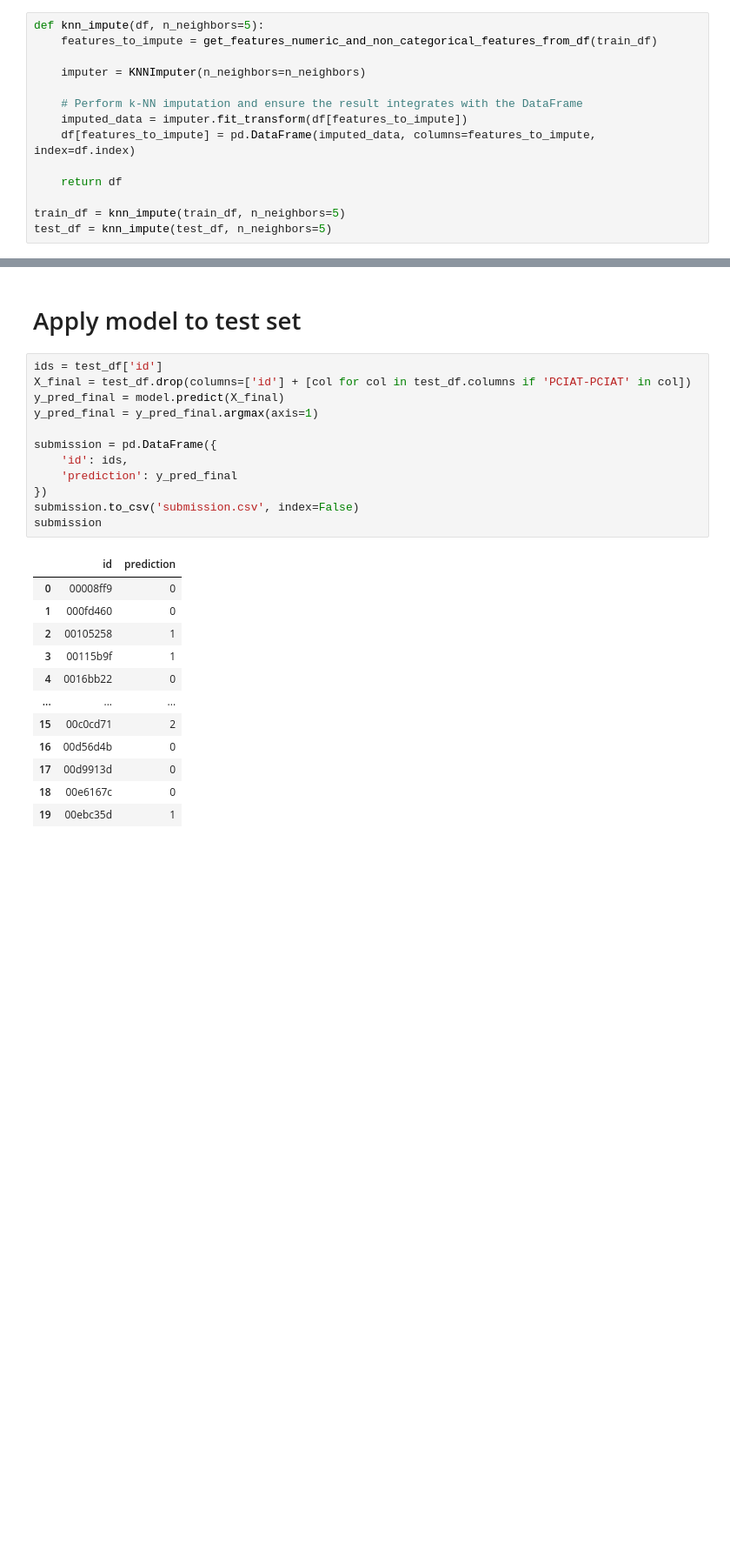
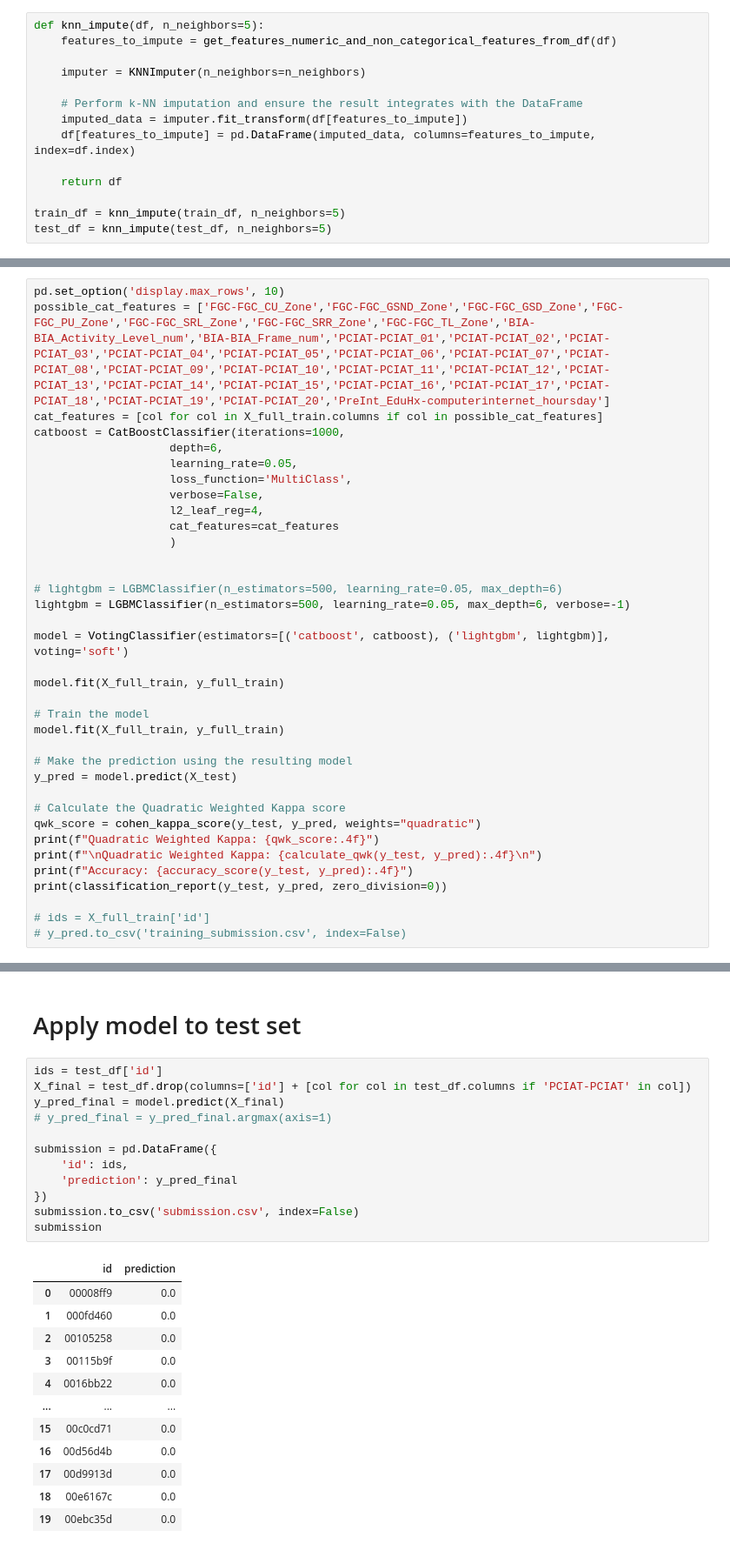
Before and after one commit to crmueller100/child-mind-institute-problematic-internet-use, a Jupyter notebook: predict_severity_impairment_index.ipynb, the cells around one changed output, grey strips where cells are left out. Shown at 87% size. Cells and saved outputs as stored; diff of their text form; blank space fills up the shorter version.

```diff
--- a/predict_severity_impairment_index.ipynb
+++ b/predict_severity_impairment_index.ipynb
@@ -735,7 +673,7 @@ Name: count, Length: 55, dtype: int64
 ### Use k-NN to Impute Missing Numeric, Non-categorical Data
 # %%
 def knn_impute(df, n_neighbors=5):
-    features_to_impute = get_features_numeric_and_non_categorical_features_from_df(train_df)
+    features_to_impute = get_features_numeric_and_non_categorical_features_from_df(df)
 
     imputer = KNNImputer(n_neighbors=n_neighbors)
 
@@ -876,0 +816,36 @@ Quadratic Weighted Kappa: 0.3307
+# %%
+pd.set_option('display.max_rows', 10)
+possible_cat_features = ['FGC-FGC_CU_Zone','FGC-FGC_GSND_Zone','FGC-FGC_GSD_Zone','FGC-FGC_PU_Zone','FGC-FGC_SRL_Zone','FGC-FGC_SRR_Zone','FGC-FGC_TL_Zone','BIA-BIA_Activity_Level_num','BIA-BIA_Frame_num','PCIAT-PCIAT_01','PCIAT-PCIAT_02','PCIAT-PCIAT_03','PCIAT-PCIAT_04','PCIAT-PCIAT_05','PCIAT-PCIAT_06','PCIAT-PCIAT_07','PCIAT-PCIAT_08','PCIAT-PCIAT_09','PCIAT-PCIAT_10','PCIAT-PCIAT_11','PCIAT-PCIAT_12','PCIAT-PCIAT_13','PCIAT-PCIAT_14','PCIAT-PCIAT_15','PCIAT-PCIAT_16','PCIAT-PCIAT_17','PCIAT-PCIAT_18','PCIAT-PCIAT_19','PCIAT-PCIAT_20','PreInt_EduHx-computerinternet_hoursday']
+cat_features = [col for col in X_full_train.columns if col in possible_cat_features]
+catboost = CatBoostClassifier(iterations=1000,
+                    depth=6,
+                    learning_rate=0.05,
+                    loss_function='MultiClass',
+                    verbose=False,
+                    l2_leaf_reg=4,
+                    cat_features=cat_features
+                    )
+
+
+# lightgbm = LGBMClassifier(n_estimators=500, learning_rate=0.05, max_depth=6)
+lightgbm = LGBMClassifier(n_estimators=500, learning_rate=0.05, max_depth=6, verbose=-1)
+
+model = VotingClassifier(estimators=[('catboost', catboost), ('lightgbm', lightgbm)], voting='soft')
+
+model.fit(X_full_train, y_full_train)
+
+# Train the model
+model.fit(X_full_train, y_full_train)
+
+# Make the prediction using the resulting model
+y_pred = model.predict(X_test)
+
+# Calculate the Quadratic Weighted Kappa score
+qwk_score = cohen_kappa_score(y_test, y_pred, weights="quadratic")
+print(f"Quadratic Weighted Kappa: {qwk_score:.4f}")
+print(f"\nQuadratic Weighted Kappa: {calculate_qwk(y_test, y_pred):.4f}\n")
+print(f"Accuracy: {accuracy_score(y_test, y_pred):.4f}")
+print(classification_report(y_test, y_pred, zero_division=0))
+
+# ids = X_full_train['id']
+# y_pred.to_csv('training_submission.csv', index=False)
@@ -879,26 +870,26 @@ Quadratic Weighted Kappa: 0.3307
 # %%
 ids = test_df['id']
 X_final = test_df.drop(columns=['id'] + [col for col in test_df.columns if 'PCIAT-PCIAT' in col])
 y_pred_final = model.predict(X_final)
-y_pred_final = y_pred_final.argmax(axis=1)
+# y_pred_final = y_pred_final.argmax(axis=1)
 
 submission = pd.DataFrame({
     'id': ids,
     'prediction': y_pred_final
 })
 submission.to_csv('submission.csv', index=False)
 submission
 # %% [output]
 |  | id | prediction |
-| 0 | 00008ff9 | 0 |
-| 1 | 000fd460 | 0 |
-| 2 | 00105258 | 1 |
-| 3 | 00115b9f | 1 |
-| 4 | 0016bb22 | 0 |
+| 0 | 00008ff9 | 0.0 |
+| 1 | 000fd460 | 0.0 |
+| 2 | 00105258 | 0.0 |
+| 3 | 00115b9f | 0.0 |
+| 4 | 0016bb22 | 0.0 |
 | ... | ... | ... |
-| 15 | 00c0cd71 | 2 |
-| 16 | 00d56d4b | 0 |
-| 17 | 00d9913d | 0 |
-| 18 | 00e6167c | 0 |
-| 19 | 00ebc35d | 1 |
+| 15 | 00c0cd71 | 0.0 |
+| 16 | 00d56d4b | 0.0 |
+| 17 | 00d9913d | 0.0 |
+| 18 | 00e6167c | 0.0 |
+| 19 | 00ebc35d | 0.0 |
 20 rows × 2 columns
```
Also changed, not shown: parts of 15 cells of this notebook.
